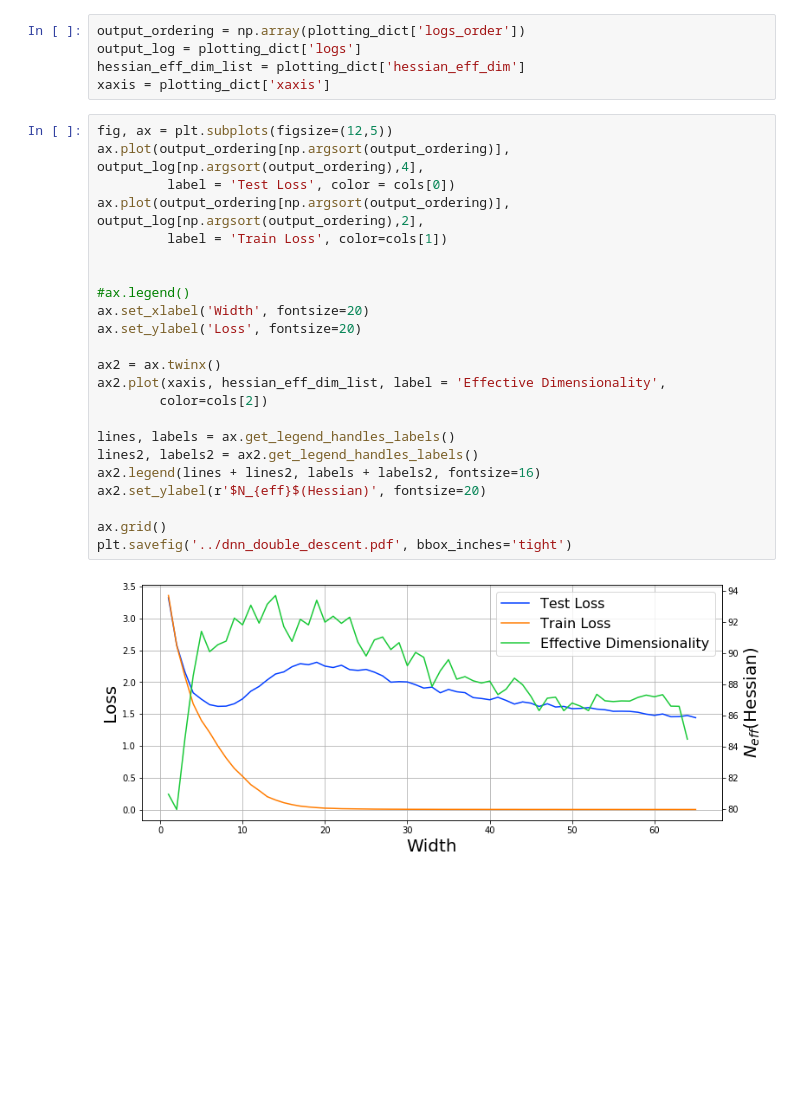
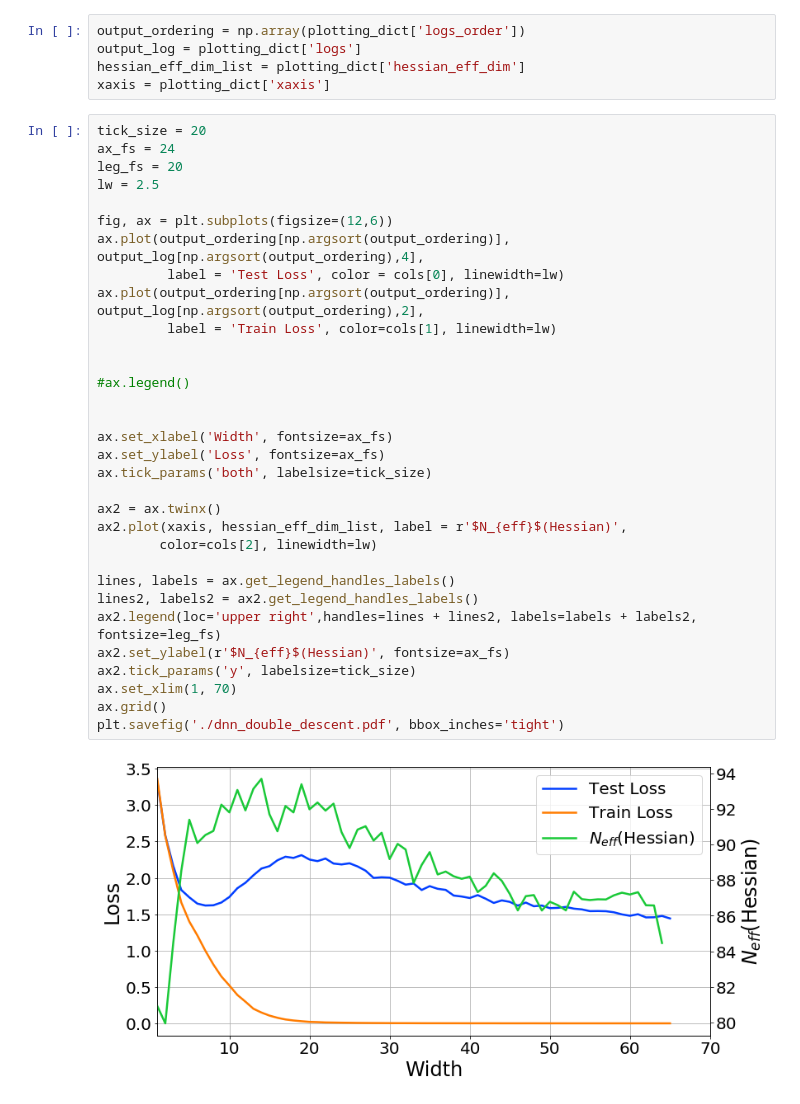
Before and after one commit to g-benton/hessian-eff-dim, a Jupyter notebook: notebooks/resnet_width_plot_final.ipynb, the cells around one changed output. Saved outputs shown, nothing was run; the diff lists cells and outputs as text; blank space fills up the shorter version.

```diff
--- a/notebooks/resnet_width_plot_final.ipynb
+++ b/notebooks/resnet_width_plot_final.ipynb
@@ -18,27 +18,36 @@ output_log = plotting_dict['logs']
 hessian_eff_dim_list = plotting_dict['hessian_eff_dim']
 xaxis = plotting_dict['xaxis']
 # %%
-fig, ax = plt.subplots(figsize=(12,5))
+tick_size = 20
+ax_fs = 24
+leg_fs = 20
+lw = 2.5
+
+fig, ax = plt.subplots(figsize=(12,6))
 ax.plot(output_ordering[np.argsort(output_ordering)], output_log[np.argsort(output_ordering),4],
-         label = 'Test Loss', color = cols[0])
+         label = 'Test Loss', color = cols[0], linewidth=lw)
 ax.plot(output_ordering[np.argsort(output_ordering)], output_log[np.argsort(output_ordering),2],
-         label = 'Train Loss', color=cols[1])
+         label = 'Train Loss', color=cols[1], linewidth=lw)
 
 
 #ax.legend()
-ax.set_xlabel('Width', fontsize=20)
-ax.set_ylabel('Loss', fontsize=20)
+
+
+ax.set_xlabel('Width', fontsize=ax_fs)
+ax.set_ylabel('Loss', fontsize=ax_fs)
+ax.tick_params('both', labelsize=tick_size)
 
 ax2 = ax.twinx()
-ax2.plot(xaxis, hessian_eff_dim_list, label = 'Effective Dimensionality',
-        color=cols[2])
+ax2.plot(xaxis, hessian_eff_dim_list, label = r'$N_{eff}$(Hessian)',
+        color=cols[2], linewidth=lw)
 
 lines, labels = ax.get_legend_handles_labels()
 lines2, labels2 = ax2.get_legend_handles_labels()
-ax2.legend(lines + lines2, labels + labels2, fontsize=16)
-ax2.set_ylabel(r'$N_{eff}$(Hessian)', fontsize=20)
-
+ax2.legend(loc='upper right',handles=lines + lines2, labels=labels + labels2, fontsize=leg_fs)
+ax2.set_ylabel(r'$N_{eff}$(Hessian)', fontsize=ax_fs)
+ax2.tick_params('y', labelsize=tick_size)
+ax.set_xlim(1, 70)
 ax.grid()
-plt.savefig('../dnn_double_descent.pdf', bbox_inches='tight')
+plt.savefig('./dnn_double_descent.pdf', bbox_inches='tight')
 # %% [output]
-[figure, old version]
+[figure, new version]
```
Also changed, not shown: 6 other files.
